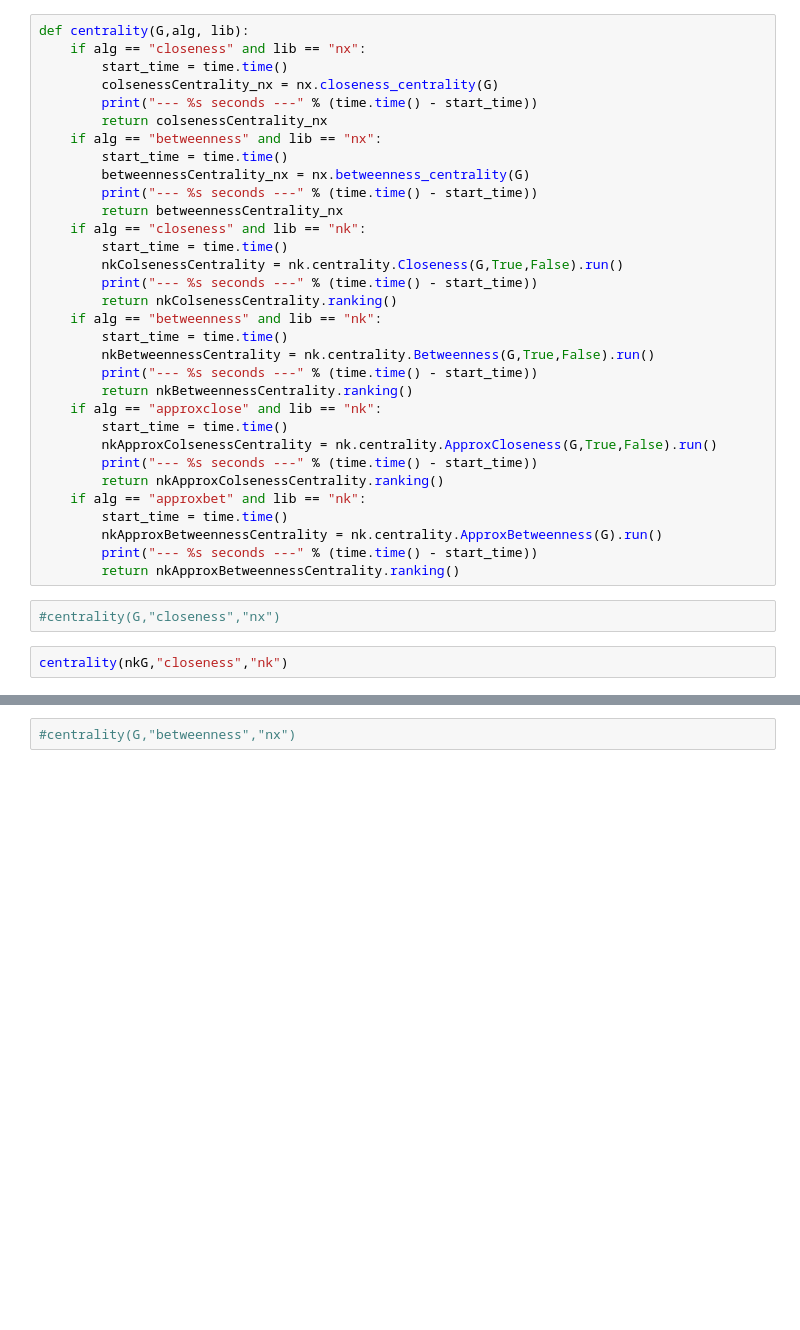
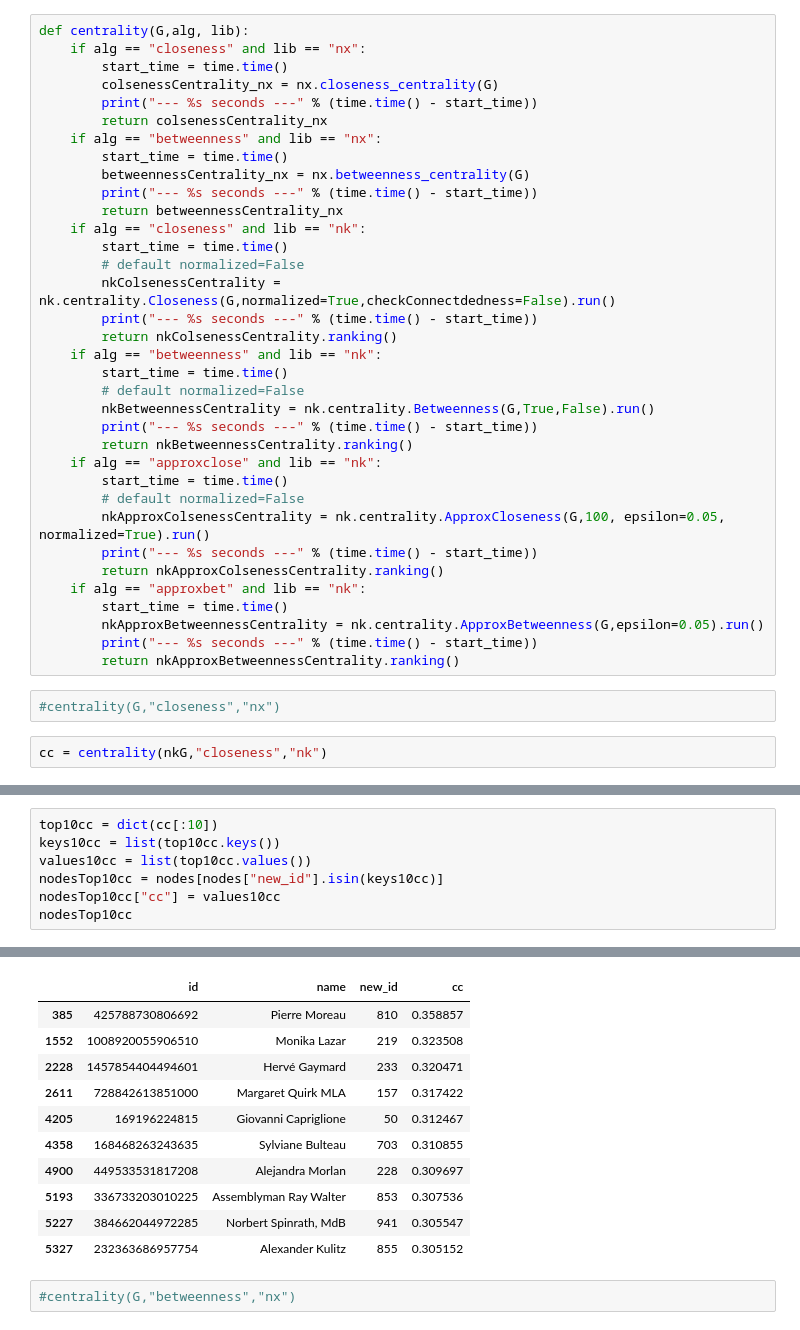
Before and after one commit to cristianocolpo/lfn-politician, a Jupyter notebook: politics.ipynb, the cells around one changed output, grey strips where cells are left out. Drawn from its saved outputs; the diff is of its cells as text; blank space fills up the shorter version.

```diff
--- a/politics.ipynb
+++ b/politics.ipynb
@@ -132,25 +151,28 @@ def centrality(G,alg, lib):
         return betweennessCentrality_nx
     if alg == "closeness" and lib == "nk":
         start_time = time.time()
-        nkColsenessCentrality = nk.centrality.Closeness(G,True,False).run()
+        # default normalized=False
+        nkColsenessCentrality = nk.centrality.Closeness(G,normalized=True,checkConnectdedness=False).run()
         print("--- %s seconds ---" % (time.time() - start_time))
         return nkColsenessCentrality.ranking()
     if alg == "betweenness" and lib == "nk":
         start_time = time.time()
+        # default normalized=False
         nkBetweennessCentrality = nk.centrality.Betweenness(G,True,False).run()
         print("--- %s seconds ---" % (time.time() - start_time))
         return nkBetweennessCentrality.ranking()
     if alg == "approxclose" and lib == "nk":
         start_time = time.time()
-        nkApproxColsenessCentrality = nk.centrality.ApproxCloseness(G,True,False).run()
+        # default normalized=False
+        nkApproxColsenessCentrality = nk.centrality.ApproxCloseness(G,100, epsilon=0.05, normalized=True).run()
         print("--- %s seconds ---" % (time.time() - start_time))
         return nkApproxColsenessCentrality.ranking()
     if alg == "approxbet" and lib == "nk":
         start_time = time.time()
-        nkApproxBetweennessCentrality = nk.centrality.ApproxBetweenness(G).run()
+        nkApproxBetweennessCentrality = nk.centrality.ApproxBetweenness(G,epsilon=0.05).run()
         print("--- %s seconds ---" % (time.time() - start_time))
         return nkApproxBetweennessCentrality.ranking()
 # %%
 #centrality(G,"closeness","nx")
 # %%
-centrality(nkG,"closeness","nk")
+cc = centrality(nkG,"closeness","nk")
@@ -156,0 +181,8 @@ centrality(nkG,"closeness","nk")
+# %%
+top10cc = dict(cc[:10])
+keys10cc = list(top10cc.keys())
+values10cc = list(top10cc.values())
+nodesTop10cc = nodes[nodes["new_id"].isin(keys10cc)]
+nodesTop10cc["cc"] = values10cc
+nodesTop10cc
+# %% [output]
@@ -157,3 +194,14 @@ centrality(nkG,"closeness","nk")
+|  | id | name | new_id | cc |
+| 385 | 425788730806692 | Pierre Moreau | 810 | 0.358857 |
+| 1552 | 1008920055906510 | Monika Lazar | 219 | 0.323508 |
+| 2228 | 1457854404494601 | Hervé Gaymard | 233 | 0.320471 |
+| 2611 | 728842613851000 | Margaret Quirk MLA | 157 | 0.317422 |
+| 4205 | 169196224815 | Giovanni Capriglione | 50 | 0.312467 |
+| 4358 | 168468263243635 | Sylviane Bulteau | 703 | 0.310855 |
+| 4900 | 449533531817208 | Alejandra Morlan | 228 | 0.309697 |
+| 5193 | 336733203010225 | Assemblyman Ray Walter | 853 | 0.307536 |
+| 5227 | 384662044972285 | Norbert Spinrath, MdB | 941 | 0.305547 |
+| 5327 | 232363686957754 | Alexander Kulitz | 855 | 0.305152 |
 # %%
 #centrality(G,"betweenness","nx")
 # %%
```
Also changed, not shown: parts of 27 cells of this notebook.
